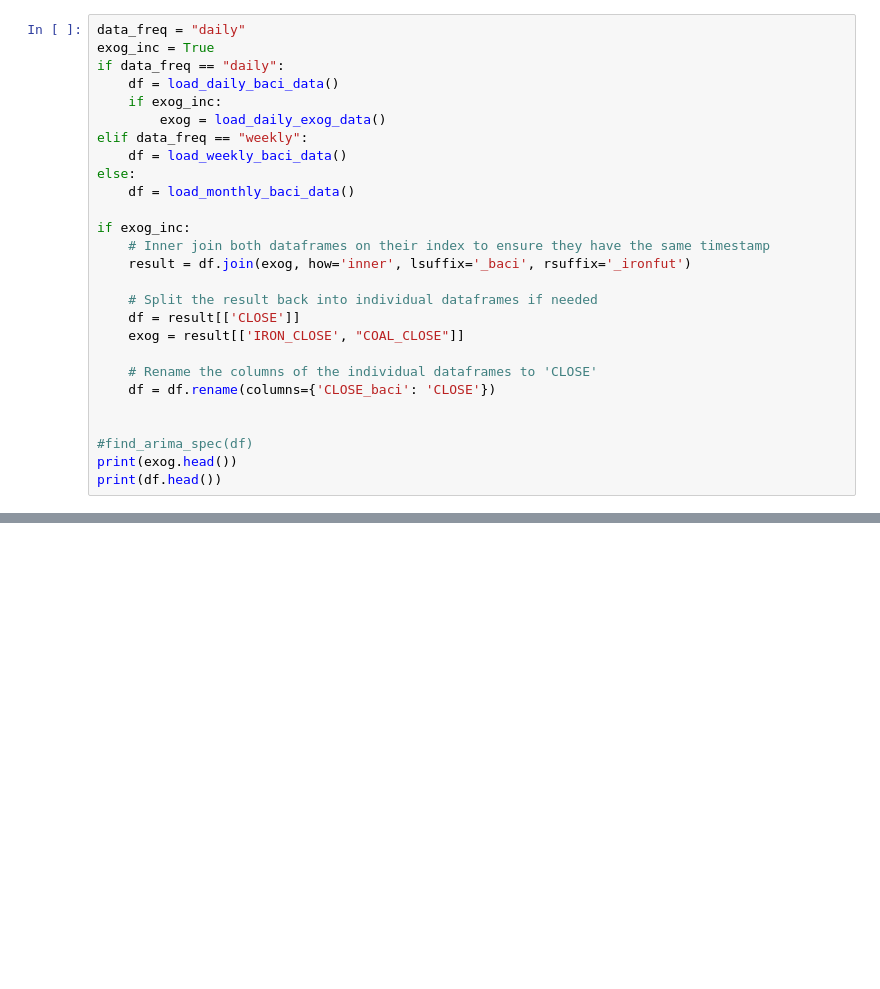
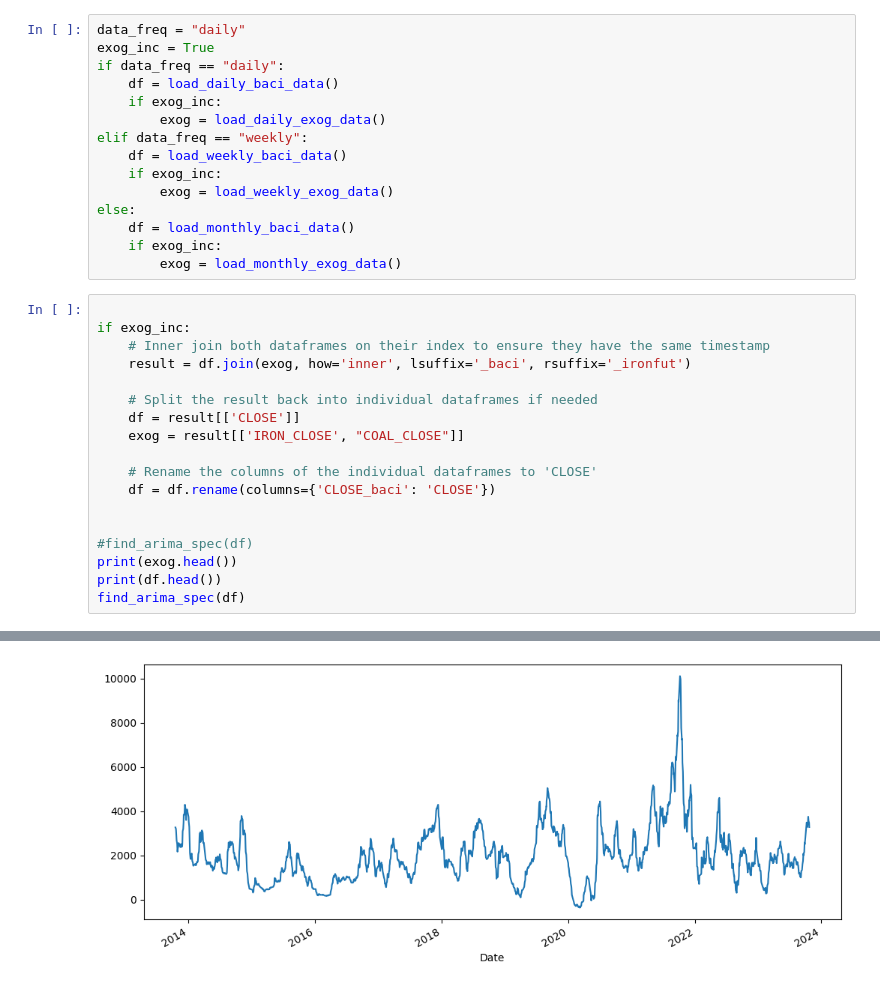
Before and after one commit to mariusbolstad/project-thesis, a Jupyter notebook: forecasts.ipynb, the cells around one changed output, grey strips where cells are left out. Saved outputs shown, nothing was run; the diff lists cells and outputs as text; blank space fills up the shorter version.

Commit message:
exog

```diff
--- a/forecasts.ipynb
+++ b/forecasts.ipynb
@@ -209,17 +209,22 @@ def ARIMA_vs_RW_vs_ANN(data,
 
 
     return arima_rmses, rw_rmses, ann_rmses, comb_rmses, arimax_rmses, annx_rmses
+# %%
+data_freq = "daily"
+exog_inc = True
+if data_freq == "daily":
+    df = load_daily_baci_data()
+    if exog_inc:
+        exog = load_daily_exog_data()
+elif data_freq == "weekly":
+    df = load_weekly_baci_data()
+    if exog_inc:
+        exog = load_weekly_exog_data()
+else:
+    df = load_monthly_baci_data()
+    if exog_inc:
+        exog = load_monthly_exog_data()
 # %%
-data_freq = "daily"
-exog_inc = True
-if data_freq == "daily":
-    df = load_daily_baci_data()
-    if exog_inc:
-        exog = load_daily_exog_data()
-elif data_freq == "weekly":
-    df = load_weekly_baci_data()
-else:
-    df = load_monthly_baci_data()
 
 if exog_inc:
     # Inner join both dataframes on their index to ensure they have the same timestamp
@@ -236,6 +241,7 @@ if exog_inc:
 #find_arima_spec(df)
 print(exog.head())
 print(df.head())
+find_arima_spec(df)
 # %% [output]
             IRON_CLOSE  COAL_CLOSE
 Date
@@ -254 +263,2 @@ Date
+[figure, added]
 # %%
```
Also changed, not shown: parts of 3 cells of this notebook, 9 other files.
